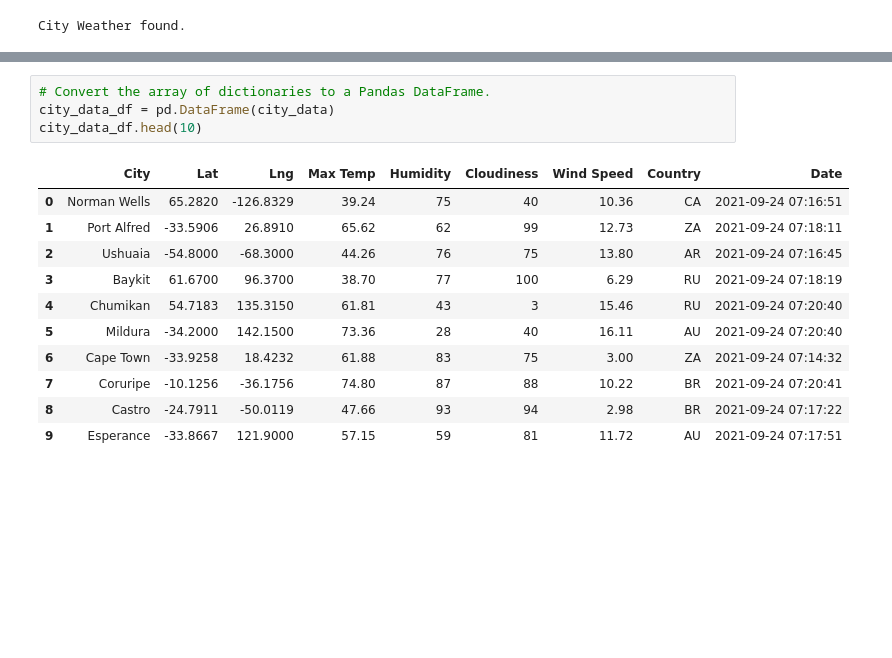
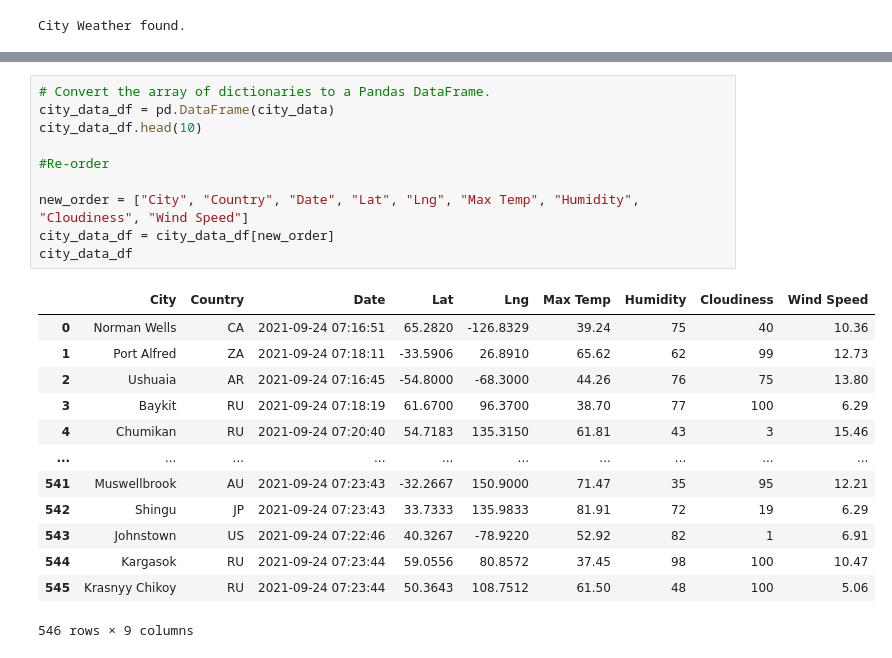
Before and after one commit to nabilram/weather_and_vacation_app, a Jupyter notebook: weatherpy.ipynb, the cells around one changed output, grey strips where cells are left out. Cells and saved outputs as stored; diff of their text form; blank space fills up the shorter version.

```diff
--- a/weatherpy.ipynb
+++ b/weatherpy.ipynb
@@ -142,16 +142,24 @@ Data Retrieval Complete
 # %%
 # Convert the array of dictionaries to a Pandas DataFrame.
 city_data_df = pd.DataFrame(city_data)
 city_data_df.head(10)
+
+#Re-order
+
+new_order = ["City", "Country", "Date", "Lat", "Lng", "Max Temp", "Humidity", "Cloudiness", "Wind Speed"]
+city_data_df = city_data_df[new_order]
+city_data_df
 # %% [output]
-|  | City | Lat | Lng | Max Temp | Humidity | Cloudiness | Wind Speed | Country | Date |
-| 0 | Norman Wells | 65.2820 | -126.8329 | 39.24 | 75 | 40 | 10.36 | CA | 2021-09-24 07:16:51 |
-| 1 | Port Alfred | -33.5906 | 26.8910 | 65.62 | 62 | 99 | 12.73 | ZA | 2021-09-24 07:18:11 |
-| 2 | Ushuaia | -54.8000 | -68.3000 | 44.26 | 76 | 75 | 13.80 | AR | 2021-09-24 07:16:45 |
-| 3 | Baykit | 61.6700 | 96.3700 | 38.70 | 77 | 100 | 6.29 | RU | 2021-09-24 07:18:19 |
-| 4 | Chumikan | 54.7183 | 135.3150 | 61.81 | 43 | 3 | 15.46 | RU | 2021-09-24 07:20:40 |
-| 5 | Mildura | -34.2000 | 142.1500 | 73.36 | 28 | 40 | 16.11 | AU | 2021-09-24 07:20:40 |
-| 6 | Cape Town | -33.9258 | 18.4232 | 61.88 | 83 | 75 | 3.00 | ZA | 2021-09-24 07:14:32 |
-| 7 | Coruripe | -10.1256 | -36.1756 | 74.80 | 87 | 88 | 10.22 | BR | 2021-09-24 07:20:41 |
-| 8 | Castro | -24.7911 | -50.0119 | 47.66 | 93 | 94 | 2.98 | BR | 2021-09-24 07:17:22 |
-| 9 | Esperance | -33.8667 | 121.9000 | 57.15 | 59 | 81 | 11.72 | AU | 2021-09-24 07:17:51 |
+|  | City | Country | Date | Lat | Lng | Max Temp | Humidity | Cloudiness | Wind Speed |
+| 0 | Norman Wells | CA | 2021-09-24 07:16:51 | 65.2820 | -126.8329 | 39.24 | 75 | 40 | 10.36 |
+| 1 | Port Alfred | ZA | 2021-09-24 07:18:11 | -33.5906 | 26.8910 | 65.62 | 62 | 99 | 12.73 |
+| 2 | Ushuaia | AR | 2021-09-24 07:16:45 | -54.8000 | -68.3000 | 44.26 | 76 | 75 | 13.80 |
+| 3 | Baykit | RU | 2021-09-24 07:18:19 | 61.6700 | 96.3700 | 38.70 | 77 | 100 | 6.29 |
+| 4 | Chumikan | RU | 2021-09-24 07:20:40 | 54.7183 | 135.3150 | 61.81 | 43 | 3 | 15.46 |
+| ... | ... | ... | ... | ... | ... | ... | ... | ... | ... |
+| 541 | Muswellbrook | AU | 2021-09-24 07:23:43 | -32.2667 | 150.9000 | 71.47 | 35 | 95 | 12.21 |
+| 542 | Shingu | JP | 2021-09-24 07:23:43 | 33.7333 | 135.9833 | 81.91 | 72 | 19 | 6.29 |
+| 543 | Johnstown | US | 2021-09-24 07:22:46 | 40.3267 | -78.9220 | 52.92 | 82 | 1 | 6.91 |
+| 544 | Kargasok | RU | 2021-09-24 07:23:44 | 59.0556 | 80.8572 | 37.45 | 98 | 100 | 10.47 |
+| 545 | Krasnyy Chikoy | RU | 2021-09-24 07:23:44 | 50.3643 | 108.7512 | 61.50 | 48 | 100 | 5.06 |
+546 rows × 9 columns
```
